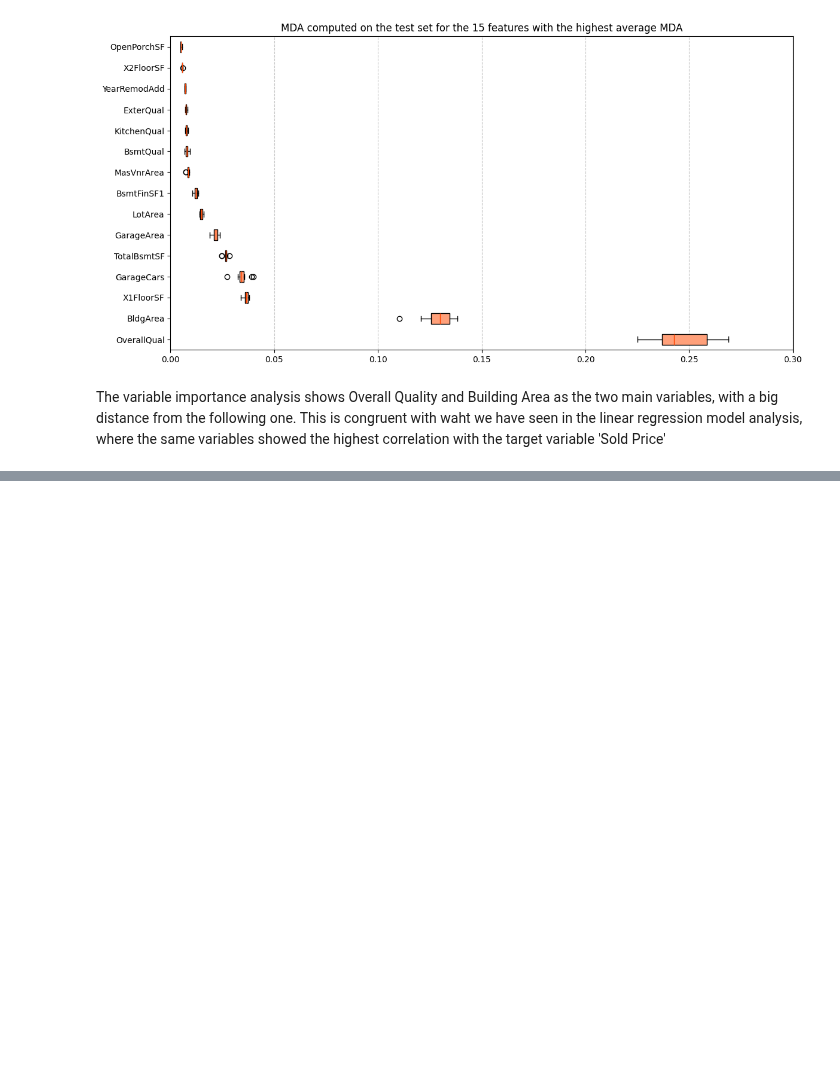
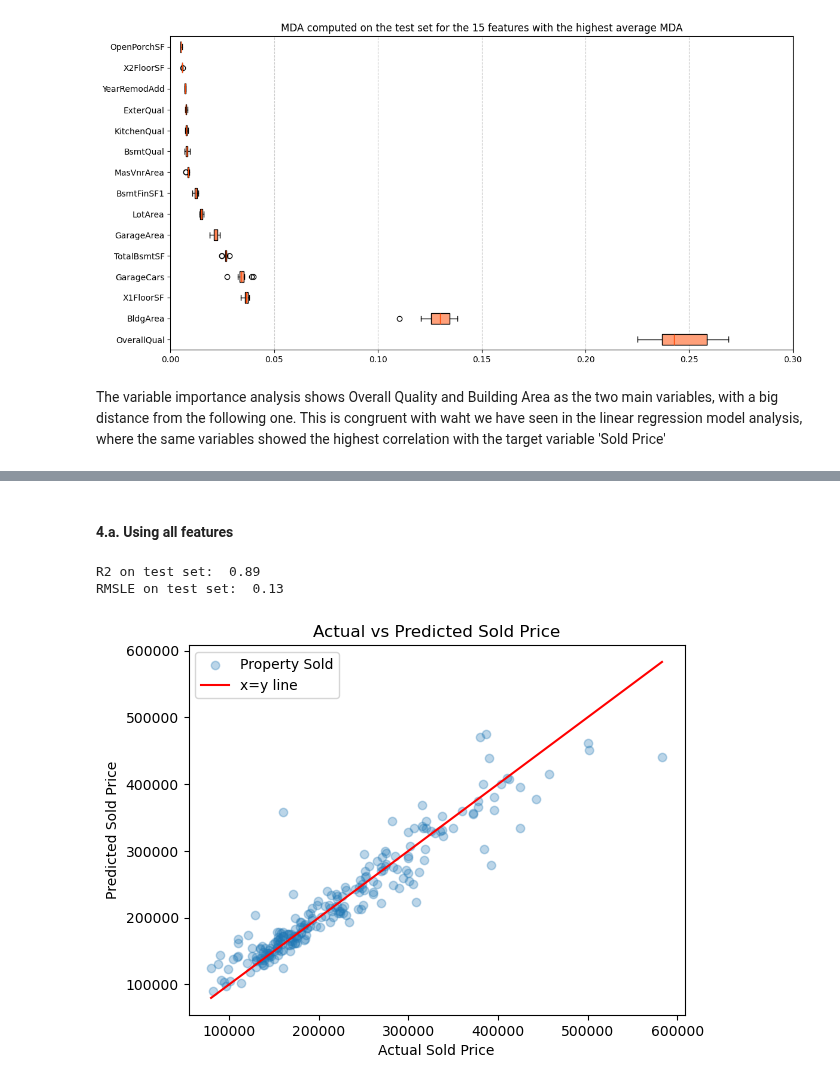
Before and after one commit to rajesvariparasa/ml-processing-pipeline-for-predicting-houseprices, a Jupyter notebook: Milestone-3-RandomForests.ipynb, the cells around one changed output, grey strips where cells are left out. Saved outputs shown, nothing was run; the diff lists cells and outputs as text; code cells hidden in the pictures; blank space fills up the shorter version.

```diff
--- a/Milestone-3-RandomForests.ipynb
+++ b/Milestone-3-RandomForests.ipynb
@@ -283,9 +274,11 @@ Refs:
 # %%
-rf = RandomForestRegressor(n_estimators=75,n_jobs=-1, max_features=None,oob_score=True,random_state=33)
+# We use n_jobs =-1 to use all the cores of the computer, we set random_state=33 for reproducibility
+
+rf = RandomForestRegressor(n_estimators=200,n_jobs=-1, max_features=0.5,oob_score=True,random_state=33)
 rf.fit(X_train, Y_train)
 
 # define Boruta feature selection method
-boruta = BorutaPy(rf, n_estimators='auto', verbose=0, random_state=33)
+boruta = BorutaPy(rf, n_estimators=200, random_state=33)
 
 # find all relevant features
 boruta.fit(X_train.values, Y_train.values)
@@ -374,0 +371,36 @@ Evaluate the test performance of the two random forest models (based on the full
+# %%
+def plot_Yt_Yp(y_test, y_pred, set_limit=None):
+    """
+    Plots the actual vs predicted values
+    ------------------------------------
+    Parameters:
+    y_test: actual values
+    y_pred: predicted values
+
+    Returns:
+    None
+    """
+    plt.scatter(y_test, y_pred, alpha=0.3, label= 'Property Sold')
+    plt.xlabel('Actual Sold Price')
+    plt.ylabel('Predicted Sold Price')
+    plt.title('Actual vs Predicted Sold Price')
+    # Set axis limits if set_limit parameter is provided
+    if set_limit:
+        plt.axis(set_limit)
+    #plot x=y line
+    plt.plot(np.linspace(np.min(y_test), np.max(y_test), 1000), np.linspace(np.min(y_test), np.max(y_test) , 1000), color='red', label= 'x=y line')
+    plt.legend()
+    plt.show()
+# %% [markdown]
+#### 4.a. Using all features
+# %%
+rf1 = RandomForestRegressor(n_estimators = 200, n_jobs=-1, max_features= 0.5, oob_score=True, random_state=33)
+rf1.fit(X_train, Y_train)
+y_pred1 = rf1.predict(X_test)
+print('R2 on test set: ', round(rf1.score(X_test, Y_test),2))
+print('RMSLE on test set: ', round(rmsle(Y_test, y_pred1),2))
+plot_Yt_Yp(Y_test, y_pred1)
+# %% [output]
+R2 on test set:  0.89
+RMSLE on test set:  0.13
+[figure, added]
```
Also changed, not shown: parts of 23 cells of this notebook.
